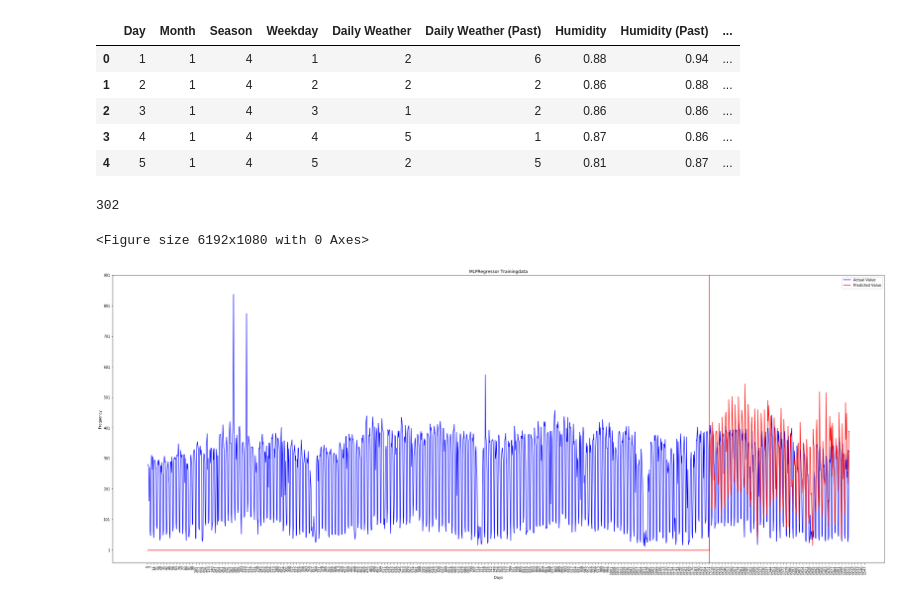
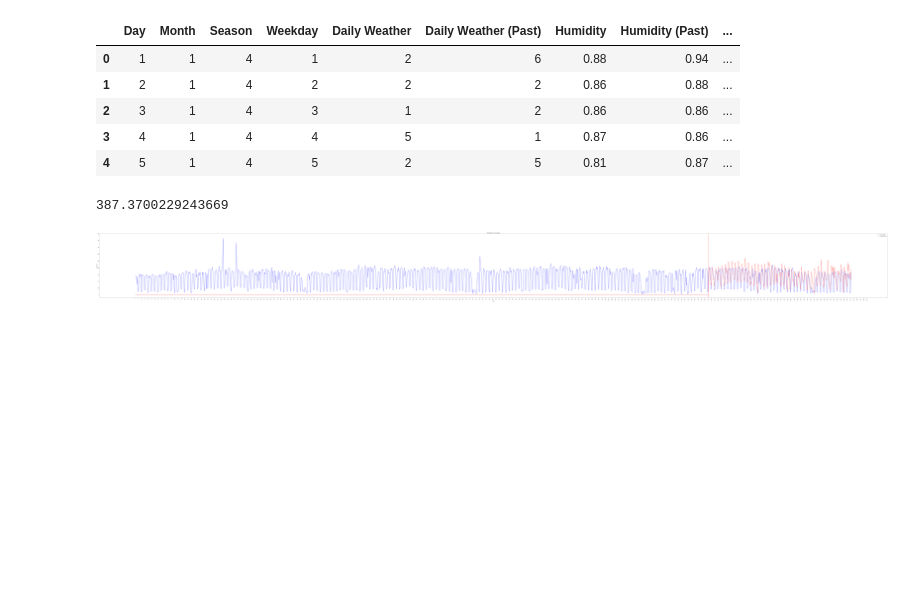
Before and after one commit to dataBikeHsUlm/MapReduce, a Jupyter notebook: Data_Profiling/MLPRegressorPlot.ipynb, the cells around one changed output. Drawn from its saved outputs; the diff is of its cells as text; code cells hidden in the pictures; blank space fills up the shorter version.

Commit message:
improve MLPRegressorPlot

```diff
--- a/Data_Profiling/MLPRegressorPlot.ipynb
+++ b/Data_Profiling/MLPRegressorPlot.ipynb
@@ -71,9 +74,12 @@ mlp = MLPRegressor(
 m = mlp.fit(X_train_scaled,y_train)
 
 predictions = m.predict(X_test_scaled)
-len(predictions)
+last =predictions[-1]
+last
+#y.append(last)
+#len(y)
 # %% [output]
-302
+387.3700229243669
 # %%
 #Save predicted and actual values into csv
 daysTmp = X.values[:,0]
@@ -87,21 +93,19 @@ predict.head()
 x = predict.values[:,0]
 ynew = predict.values[:,2]
 # %%
-plt.figure(figsize=(86,15))
-fig = plt.figure(figsize=(86,15))
+fig = plt.figure(figsize=(396,15))
 plt.subplot(121)
 plt.plot(X.values[:,0], y, color = 'blue',label='Actual Value')
 plt.plot(x, ynew, color = 'red',label='Predicted Value')
 plt.legend()
 plt.yticks(np.arange(1, 1000, step=100))
 plt.xticks(np.arange(0, 1550, step=7),rotation='vertical')
 plt.axvline(x=1212,color='red')
 plt.title("MLPRegressor Trainingdata")
 plt.ylabel("Frequency")
 plt.xlabel("Days")
 
 plt.show()
 fig.savefig('plot.png')
 # %% [output]
-<Figure size 6192x1080 with 0 Axes>
-[figure, old version]
+[figure, new version]
```
Also changed, not shown: parts of 2 cells of this notebook, 3 other files.
